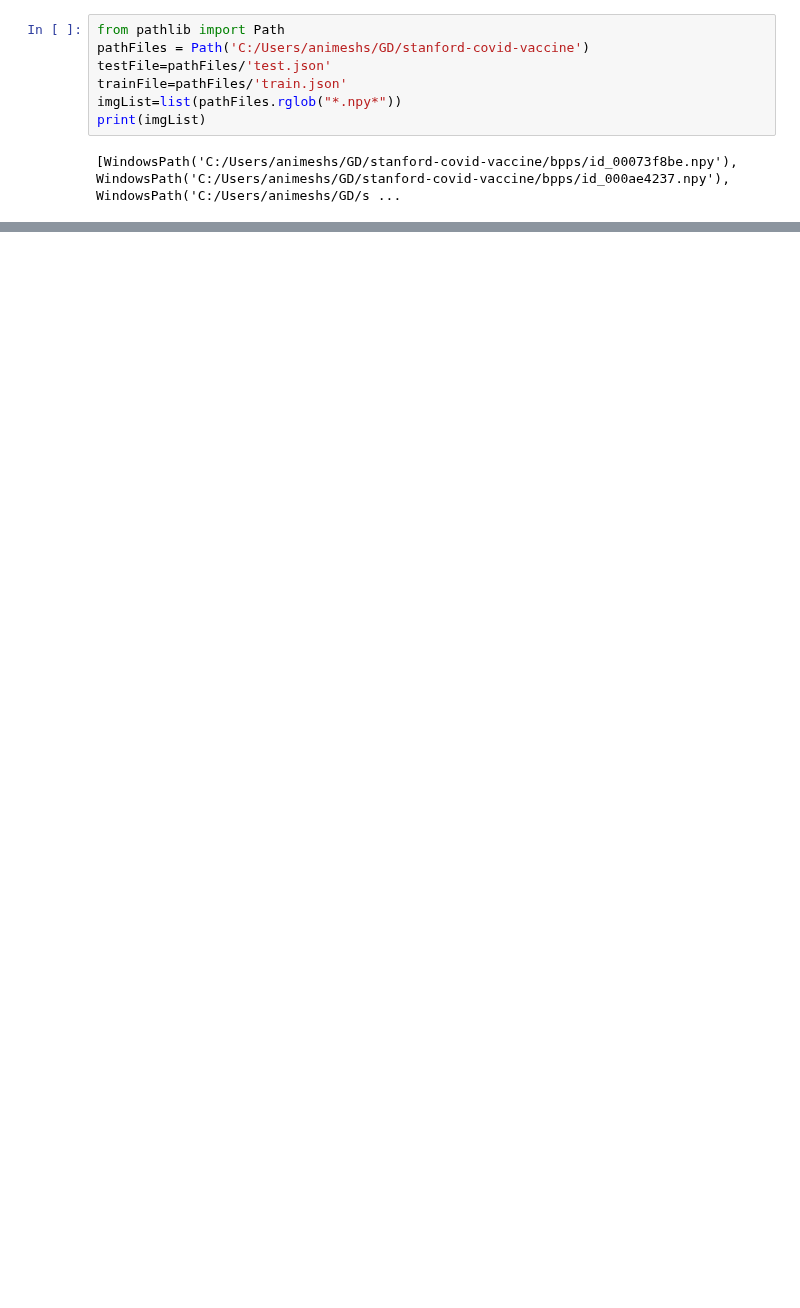
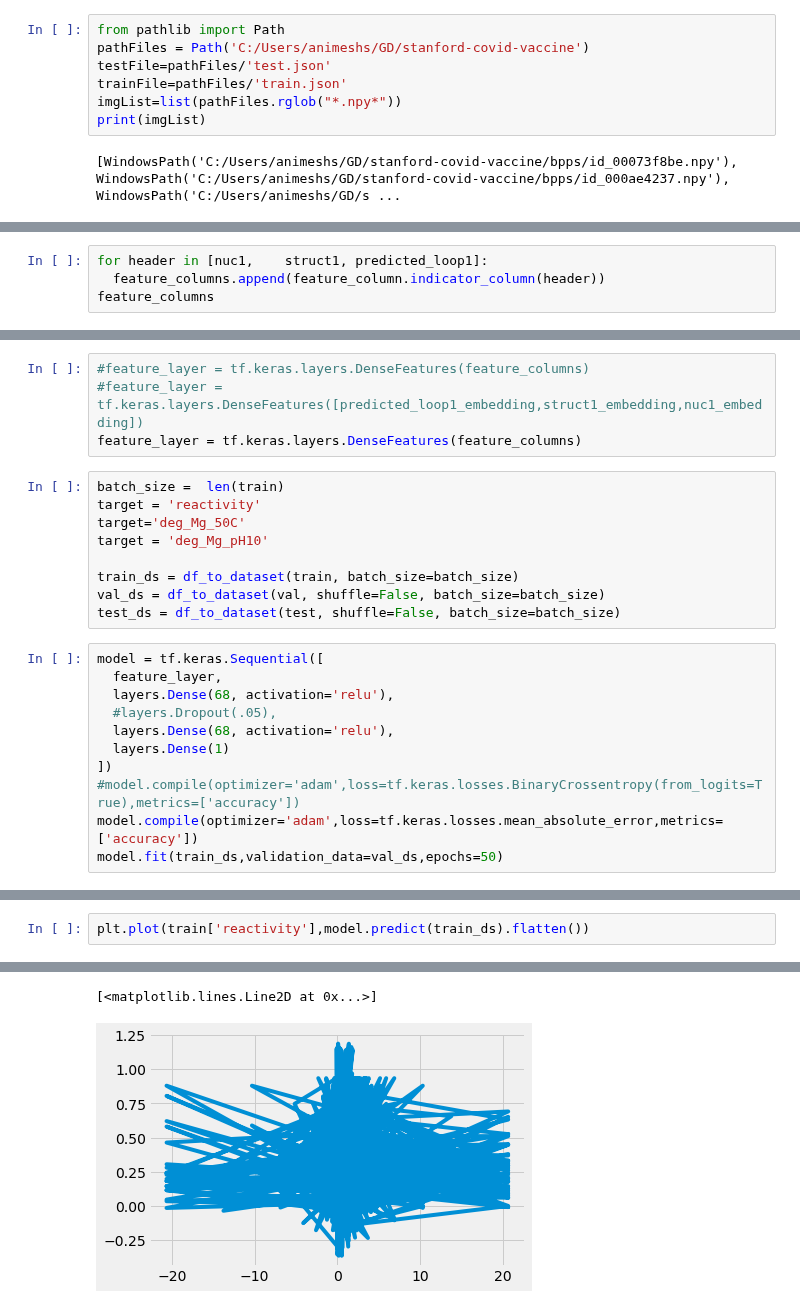
Before and after one commit to animesh/notebooks, a Jupyter notebook: deRNA.ipynb, the cells around one changed output, grey strips where cells are left out. Cells and saved outputs as stored; diff of their text form; blank space fills up the shorter version.

```diff
--- a/deRNA.ipynb
+++ b/deRNA.ipynb
@@ -56,0 +258,4 @@ train_data.to_csv(trainCSV, index = None)
+# %%
+for header in [nuc1,	struct1, predicted_loop1]:
+  feature_columns.append(feature_column.indicator_column(header))
+feature_columns
@@ -56,0 +289,24 @@ train_data.to_csv(trainCSV, index = None)
+# %%
+#feature_layer = tf.keras.layers.DenseFeatures(feature_columns)
+#feature_layer = tf.keras.layers.DenseFeatures([predicted_loop1_embedding,struct1_embedding,nuc1_embedding])
+feature_layer = tf.keras.layers.DenseFeatures(feature_columns)
+# %%
+batch_size =  len(train)
+target = 'reactivity'
+target='deg_Mg_50C'
+target = 'deg_Mg_pH10'
+
+train_ds = df_to_dataset(train, batch_size=batch_size)
+val_ds = df_to_dataset(val, shuffle=False, batch_size=batch_size)
+test_ds = df_to_dataset(test, shuffle=False, batch_size=batch_size)
+# %%
+model = tf.keras.Sequential([
+  feature_layer,
+  layers.Dense(68, activation='relu'),
+  #layers.Dropout(.05),
+  layers.Dense(68, activation='relu'),
+  layers.Dense(1)
+])
+#model.compile(optimizer='adam',loss=tf.keras.losses.BinaryCrossentropy(from_logits=True),metrics=['accuracy'])
+model.compile(optimizer='adam',loss=tf.keras.losses.mean_absolute_error,metrics=['accuracy'])
+model.fit(train_ds,validation_data=val_ds,epochs=50)
@@ -56,0 +338,3 @@ train_data.to_csv(trainCSV, index = None)
+# %%
+plt.plot(train['reactivity'],model.predict(train_ds).flatten())
+# %% [output]
@@ -56,0 +344,2 @@ train_data.to_csv(trainCSV, index = None)
+[<matplotlib.lines.Line2D at 0x...>]
+[figure, added]
```
Also changed, not shown: parts of 78 cells of this notebook, 2 other files.
